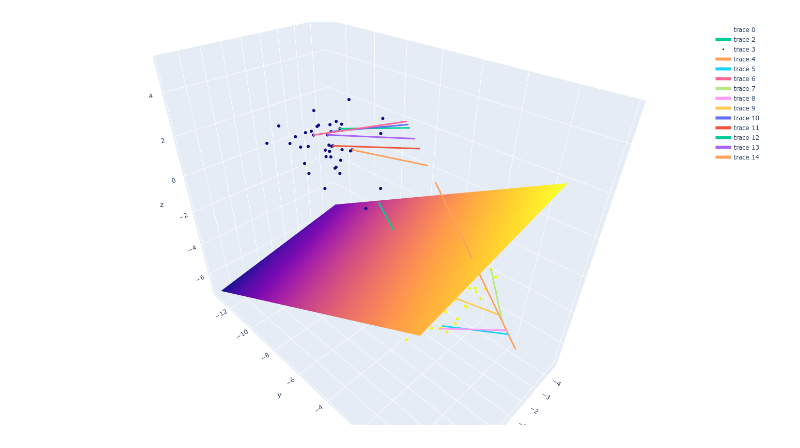
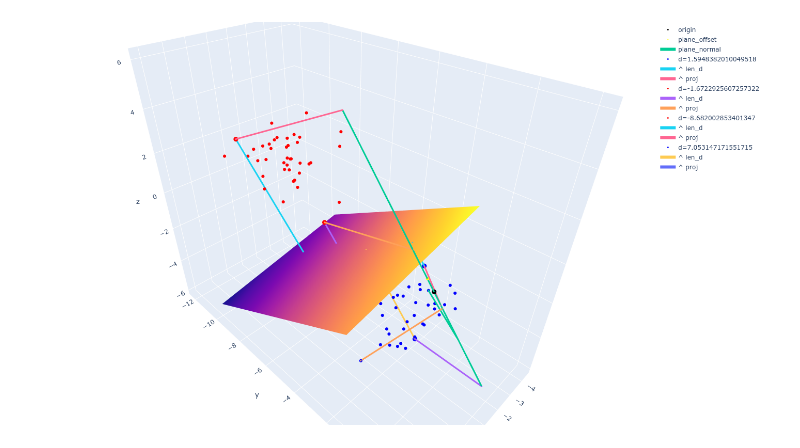
Before and after one commit to cstenkamp/derive_conceptualspaces, a Jupyter notebook: notebooks/text_referenced_plots/hyperplane_orthogonal_3d.ipynb, the cells around one changed output. Saved outputs shown, nothing was run; the diff lists cells and outputs as text; code cells hidden in the pictures.

Commit message:
was not the referenced plot, is now

```diff
--- a/notebooks/text_referenced_plots/hyperplane_orthogonal_3d.ipynb
+++ b/notebooks/text_referenced_plots/hyperplane_orthogonal_3d.ipynb
@@ -129,19 +129,3 @@ class Plane:
 
     def z(self, x, y):
         return (- self.d - self.b*y - self.a*x)/self.c
-# %%
-X, y = make_blobs(n_samples=80, centers=2, random_state=2, n_features=3)
-model = svm.LinearSVC(C=1, max_iter=10000).fit(X, y)
-decision_plane = Plane(*model.coef_[0], model.intercept_[0])
-
-with ThreeDFigure() as fig:
-    fig.add_markers(X, color=y) #samples
-    xx, yy = make_meshgrid(X, margin=1)
-    fig.add_surface(xx, yy, decision_plane.z) #decision hyperplane
-    fig.add_line(X.mean(axis=0)-decision_plane.normal, X.mean(axis=0)+decision_plane.normal) #orthogonal of decision hyperplane through mean of points
-    fig.add_markers([0,0,0], size=3) #coordinate center
-
-    fig.add_line(-decision_plane.normal*5, decision_plane.normal*5) #orthogonal of decision hyperplane through [0,0,0]
-    fig.add_sample_projections(X, decision_plane.normal) #orthogonal lines from the samples onto the decision hyperplane orthogonal
-# %% [output]
-[figure, removed]
@@ -147,0 +144,42 @@ with ThreeDFigure() as fig:
+# %%
+X, y = make_blobs(n_samples=80, centers=2, random_state=2, n_features=3)
+model = svm.LinearSVC(C=1, max_iter=10000).fit(X, y)
+print("Coefficients:", model.coef_, "Intercept:", model.intercept_)
+decision_plane = Plane(*model.coef_[0], model.intercept_[0])
+
+trafo, back_trafo = make_base_changer(decision_plane)
+
+onto_plane = np.array([back_trafo([0, trafo(point)[1], trafo(point)[2]]) for point, side in zip(X, y)])
+minx, miny = onto_plane.min(axis=0)[:2]
+maxx, maxy = onto_plane.max(axis=0)[:2]
+
+z_vals = [trafo(point)[0] for point in X]
+minneg, maxneg = min(z_vals), max([i for i in z_vals if i < 0])
+minpos, maxpos = min([i for i in z_vals if i > 0]), max(z_vals)
+# %%
+#instead of taking the transform, we could also just take the z-component (or the length, as x&y of it are 0) of the vector from a point to its projection
+
+for point, val in zip(X, y):
+    transformed_proj = np.around(trafo(decision_plane.project(point)-point), 5)
+    assert transformed_proj[1] == transformed_proj[2] == 0
+    assert (np.sign(transformed_proj[0]) == 1) == (val == 0)
+
+assert all(np.array([trafo(point)[0] for point in X]).argsort() == np.array([(decision_plane.project(point)-point)[2] for point in X]).argsort())
+# %%
+with ThreeDFigure() as fig: #trafo, back_trafo, swap_axes="xz"
+    plane_offset = decision_plane.project([0,0,0]) #point where plane == plane.normal (plane doesn't need to go through [0,0,0])
+    fig.add_markers([0,0,0], size=3, name="origin") #coordinate center
+    fig.add_markers(plane_offset, name="plane_offset", color="yellow")
+    fig.add_line(plane_offset+decision_plane.normal*minneg, plane_offset+decision_plane.normal*maxpos, name="plane_normal")
+    for point, side in zip(X, y):
+        if trafo(point)[0] in [minneg, maxneg, minpos, maxpos]:
+            fig.add_markers(point, color="blue" if side else "red", name="d="+str(trafo(point)[0]), size=3)
+            fig.add_line(point, back_trafo([0, trafo(point)[1], trafo(point)[2]]), name="^ len_d",)
+            fig.add_line(point, ortho_projection_affine(point, decision_plane.normal), name="^ proj")
+        else:
+            fig.add_markers(point, color="blue" if side else "red", name=str(trafo(point)[0]), showlegend=False)
+    xx, yy = make_meshgrid(minx=minx, miny=miny, maxx=maxx, maxy=maxy, margin=0.1)
+    fig.add_surface(xx, yy, decision_plane.z) #decision hyperplane
+    fig.add_sample_projections(X, decision_plane.normal, n_samples=3, showlegend=False)
+# %% [output]
+[figure, added]
```
Also changed, not shown: parts of 1 cell of this notebook.
